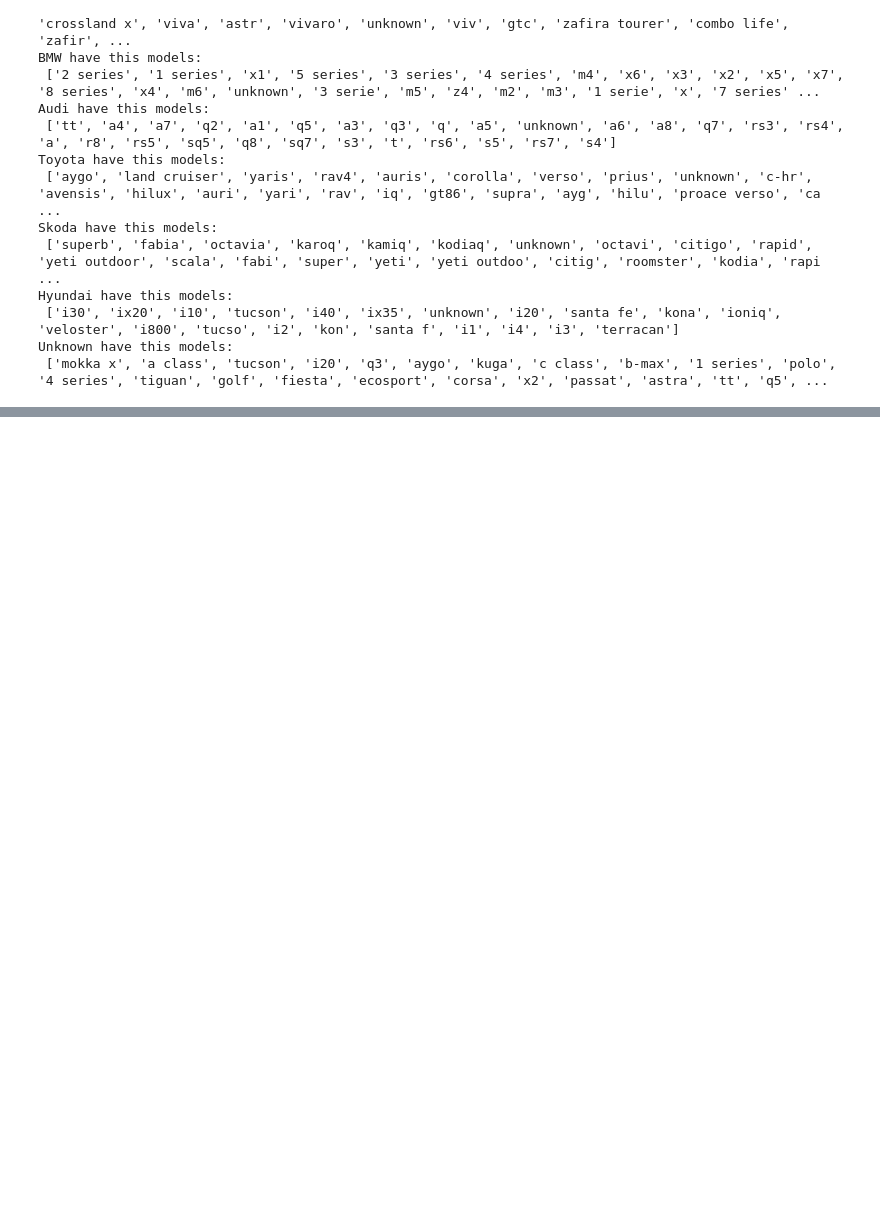
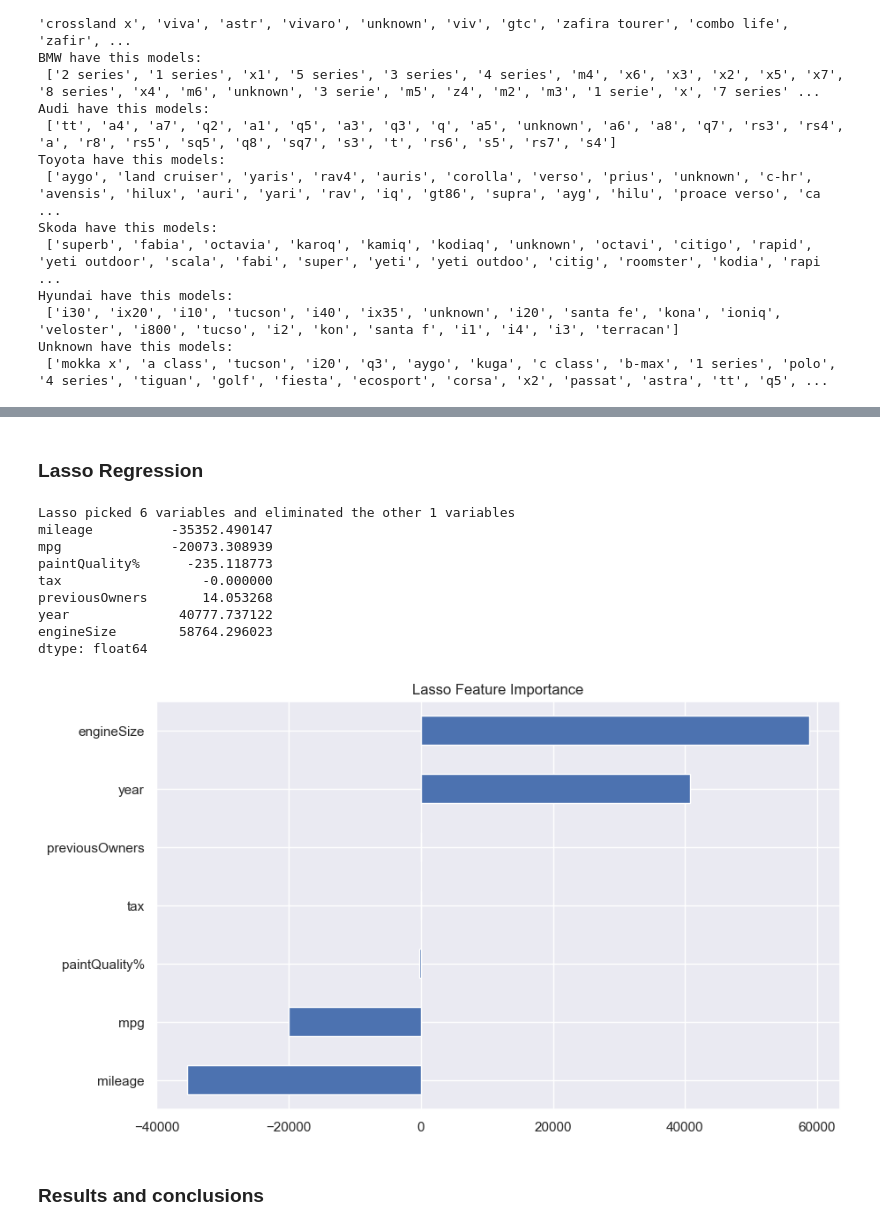
Before and after one commit to bernardorspachecods/ML_Project_25.26, a Jupyter notebook: hold-out.ipynb, the cells around one changed output, grey strips where cells are left out. Drawn from its saved outputs; the diff is of its cells as text; code cells hidden in the pictures; blank space fills up the shorter version.

```diff
--- a/hold-out.ipynb
+++ b/hold-out.ipynb
@@ -447,0 +538,42 @@ dtype: float64
+# %% [markdown]
+### Lasso Regression
+# %%
+from sklearn.linear_model import LassoCV
+
+# Função para plotar importância das features
+def plot_importance(coef, title):
+    imp_coef = coef.sort_values()
+    plt.figure(figsize=(10,6))
+    imp_coef.plot(kind="barh")
+    plt.title(title)
+    plt.show()
+
+# Separar as features numéricas escaladas
+numeric_cols = metric_features  # as que escalaste
+X_train_num_scaled = X_train_scaled[numeric_cols]
+
+# LassoCV
+reg = LassoCV(cv=5, random_state=42)
+reg.fit(X_train_num_scaled, y_train)
+
+# Coeficientes
+coef = pd.Series(reg.coef_, index = X_train_num_scaled.columns)
+
+print("Lasso picked " + str(sum(coef != 0)) + " variables and eliminated the other " + str(sum(coef == 0)) + " variables")
+print(coef.sort_values())
+
+# Plot
+plot_importance(coef, "Lasso Feature Importance")
+# %% [output]
+Lasso picked 6 variables and eliminated the other 1 variables
+mileage          -35352.490147
+mpg              -20073.308939
+paintQuality%      -235.118773
+tax                  -0.000000
+previousOwners       14.053268
+year              40777.737122
+engineSize        58764.296023
+dtype: float64
+[figure, added]
+# %% [markdown]
+### Results and conclusions
```
Also changed, not shown: parts of 25 cells of this notebook.
